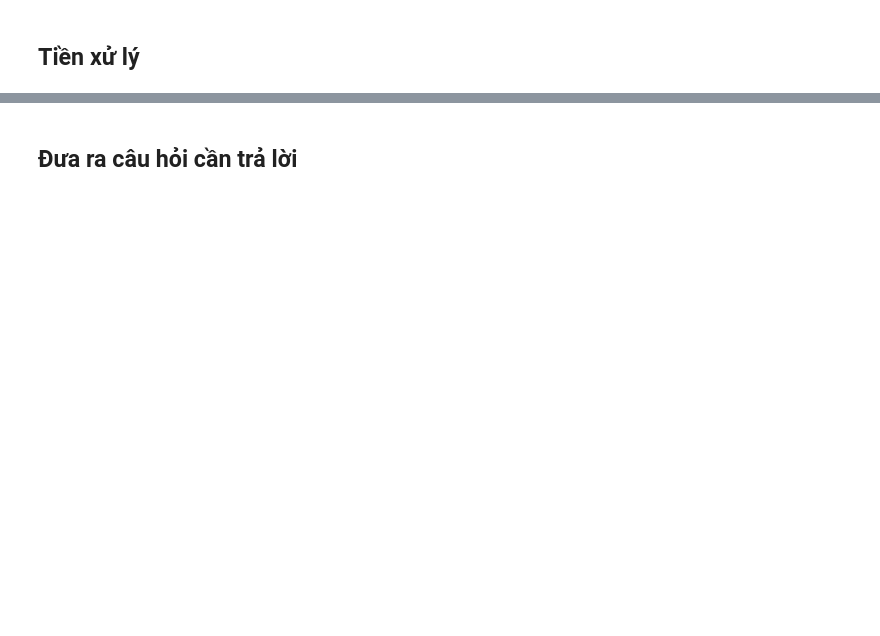
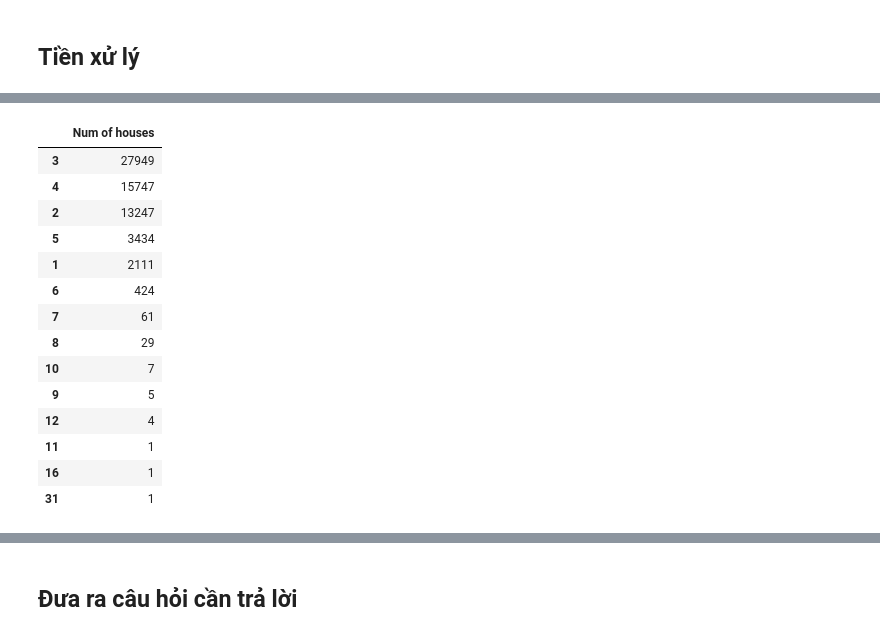
Before and after one commit to phanvoquyen/L-p-tr-nh-cho-Khoa-h-c-D-li-u, a Jupyter notebook: Code/18120509_18120529.ipynb, the cells around one changed output, grey strips where cells are left out. Cells and saved outputs as stored; diff of their text form; code cells hidden in the pictures; blank space fills up the shorter version.

```diff
--- a/Code/18120509_18120529.ipynb
+++ b/Code/18120509_18120529.ipynb
@@ -46,0 +173,9 @@ mhm_df.head()
+# %%
+pd.options.display.float_format = '{:,.0f}'.format
+nume_cols = ["Date", "Rooms", "Price", "Propertycount", "Distance"]
+
+def missing_ratio(s):
+    return s.isnull().mean() * 100
+
+nume_col_profiles_df = mhm_df[nume_cols].agg([missing_ratio, 'min', 'max'])
+nume_col_profiles_df
@@ -46,0 +189,20 @@ mhm_df.head()
+# %%
+rooms_value_counts = pd.DataFrame(mhm_df['Rooms'].value_counts())
+rooms_value_counts.columns = ['Num of houses']
+rooms_value_counts
+# %% [output]
+|  | Num of houses |
+| 3 | 27949 |
+| 4 | 15747 |
+| 2 | 13247 |
+| 5 | 3434 |
+| 1 | 2111 |
+| 6 | 424 |
+| 7 | 61 |
+| 8 | 29 |
+| 10 | 7 |
+| 9 | 5 |
+| 12 | 4 |
+| 11 | 1 |
+| 16 | 1 |
+| 31 | 1 |
```
Also changed, not shown: parts of 38 cells of this notebook.
